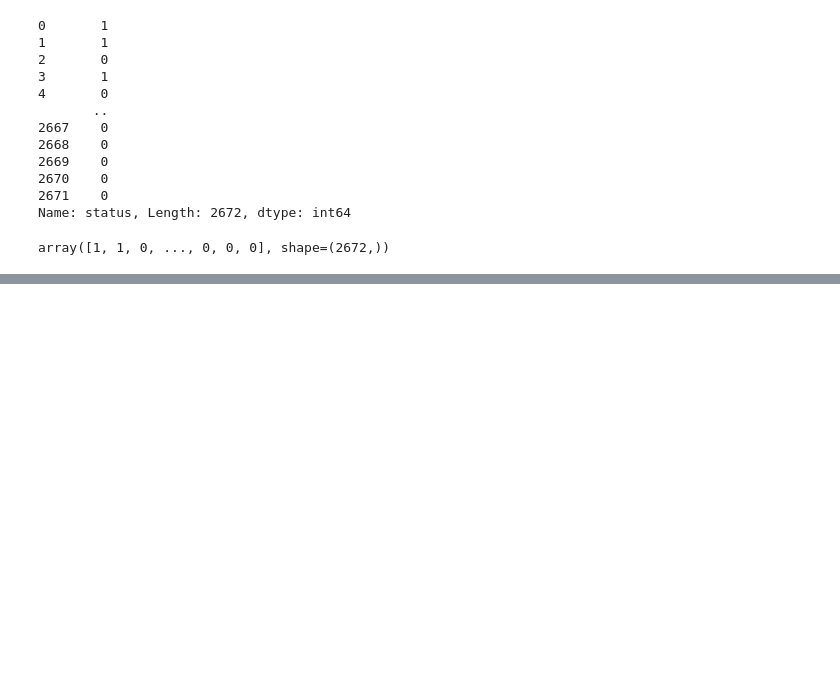
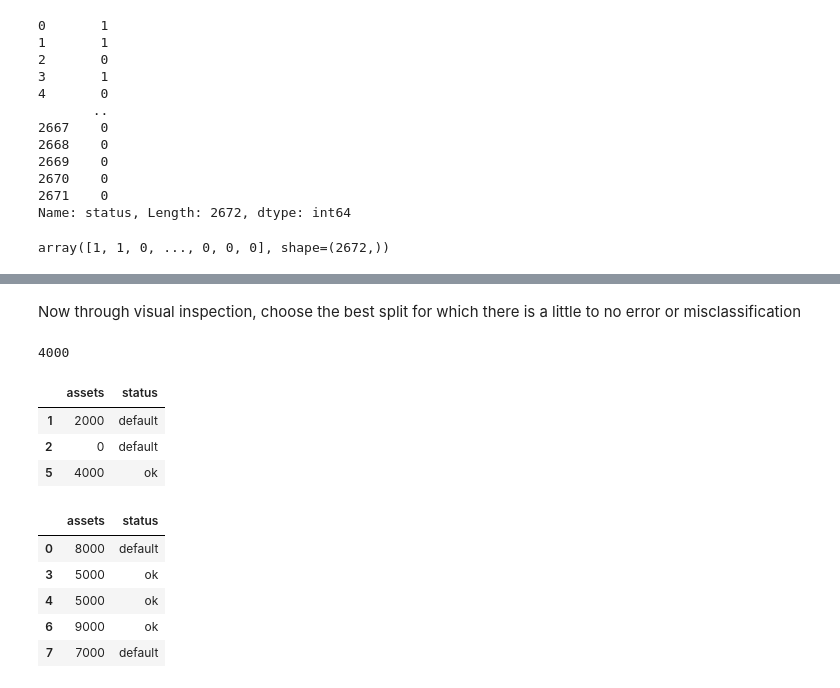
Before and after one commit to pyjom/ml-zoomcamp-2025, a Jupyter notebook: week6/test1.ipynb, the cells around one changed output, grey strips where cells are left out. Saved outputs shown, nothing was run; the diff lists cells and outputs as text; code cells hidden in the pictures; blank space fills up the shorter version.

```diff
--- a/week6/test1.ipynb
+++ b/week6/test1.ipynb
@@ -229,0 +487,25 @@ del df_val['status']
+# %% [markdown]
+Now through visual inspection, choose the best split for which there is a little to no error or misclassification
+# %%
+Ts = [4000 ]
+
+for i in Ts:
+    print(i)
+    df_left = df_example[df_example['assets'] <= i]
+    df_right = df_example[df_example['assets'] > i]
+    print()
+
+    display(df_left)
+    display(df_right)
+# %% [output]
+4000
+|  | assets | status |
+| 1 | 2000 | default |
+| 2 | 0 | default |
+| 5 | 4000 | ok |
+|  | assets | status |
+| 0 | 8000 | default |
+| 3 | 5000 | ok |
+| 4 | 5000 | ok |
+| 6 | 9000 | ok |
+| 7 | 7000 | default |
```
Also changed, not shown: parts of 51 cells of this notebook.
